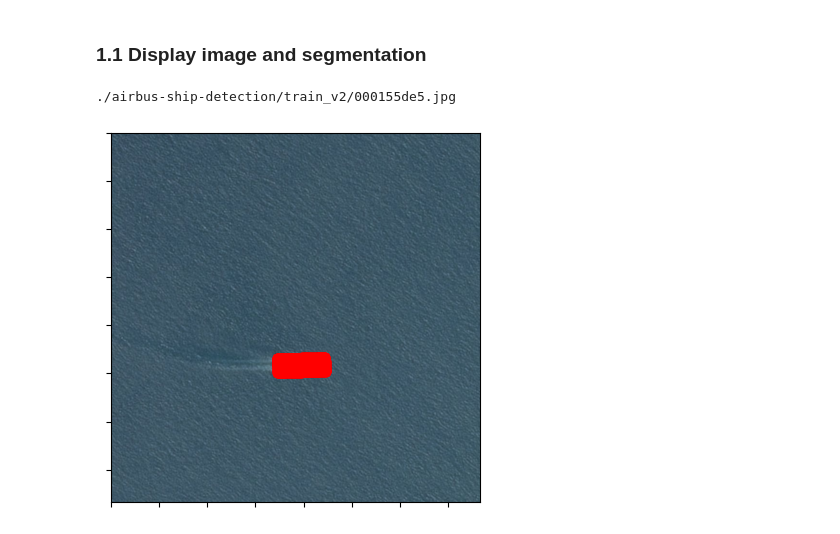
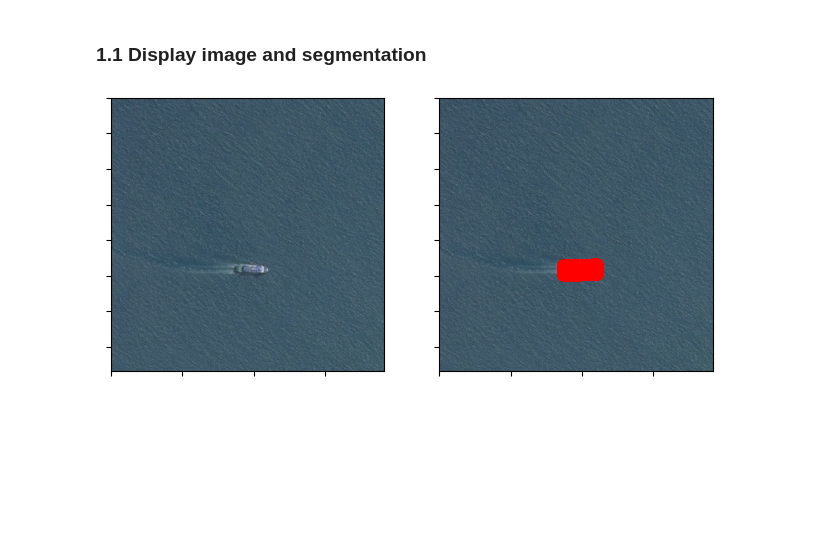
Before and after one commit to TimofiyJ/ML_Ships, a Jupyter notebook: data-analysis.ipynb, the cells around one changed output. Drawn from its saved outputs; the diff is of its cells as text; code cells hidden in the pictures; blank space fills up the shorter version.

```diff
--- a/data-analysis.ipynb
+++ b/data-analysis.ipynb
@@ -39,27 +44,30 @@ df.head()
 # %%
 ship_coordinates = list(df.loc[2, 'EncodedPixels'].split())
 ship_coordinates = [int(x) for x in ship_coordinates]
 image_path = train_dir + df.loc[2, 'ImageId']
-print(image_path)
 image = Image.open(image_path)
 
 pixel_number = np.array(ship_coordinates[::2])
 pixel_amount = np.array(ship_coordinates[1::2])
 pixel_numbers = []
 
 for i in range(len(pixel_amount)):
     for j in range(pixel_number[i], pixel_number[i] + pixel_amount[i]):
         pixel_numbers.append(j)
 
 pixel_numbers = np.array(pixel_numbers)
 
+plt.figure(figsize=(12, 6))
+plt.subplot(131)
+plt.imshow(image)
+plt.tick_params(axis='both', which='both', labelleft=False, labelbottom=False)
+plt.subplot(132)
 rows, cols = np.unravel_index(pixel_numbers - 1, image.size[:2])
 plt.imshow(image)
 
 plt.scatter(rows, cols, color='red', marker='o')
 
 plt.tick_params(axis='both', which='both', labelleft=False, labelbottom=False)
 plt.show()
 # %% [output]
-./airbus-ship-detection/train_v2/000155de5.jpg
-[figure, old version]
+[figure, new version]
```
Also changed, not shown: parts of 7 cells of this notebook.
